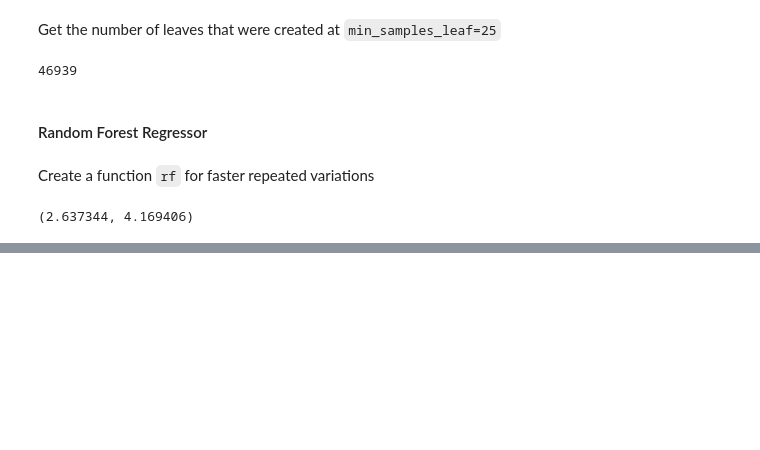
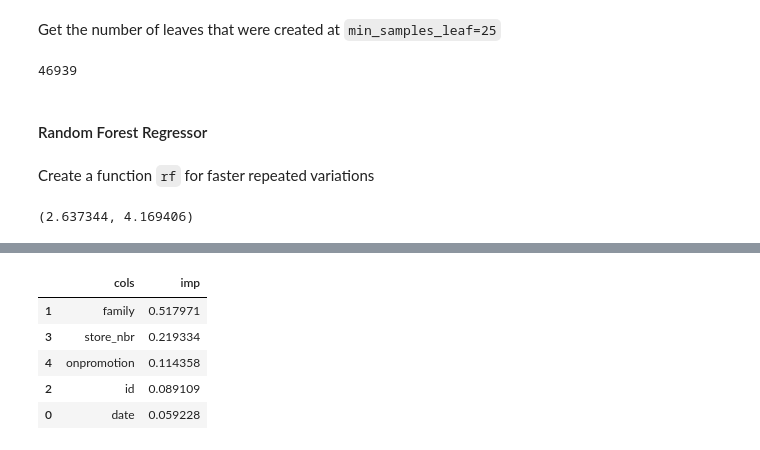
Before and after one commit to peterbull/store-sales-ml, a Jupyter notebook: store_sales.ipynb, the cells around one changed output, grey strips where cells are left out. Saved outputs shown, nothing was run; the diff lists cells and outputs as text; code cells hidden in the pictures; blank space fills up the shorter version.

```diff
--- a/store_sales.ipynb
+++ b/store_sales.ipynb
@@ -374,0 +459,14 @@ m_rmse(m, xs, y), m_rmse(m, valid_xs, valid_y)
+# %%
+def rf_feat_importance(m, df):
+    return pd.DataFrame({'cols':df.columns, 'imp': m.feature_importances_}).sort_values('imp', ascending=False)
+# %%
+fi = rf_feat_importance(m, xs)
+# %%
+fi[:10]
+# %% [output]
+|  | cols | imp |
+| 1 | family | 0.517971 |
+| 3 | store_nbr | 0.219334 |
+| 4 | onpromotion | 0.114358 |
+| 2 | id | 0.089109 |
+| 0 | date | 0.059228 |
```
Also changed, not shown: parts of 19 cells of this notebook.
